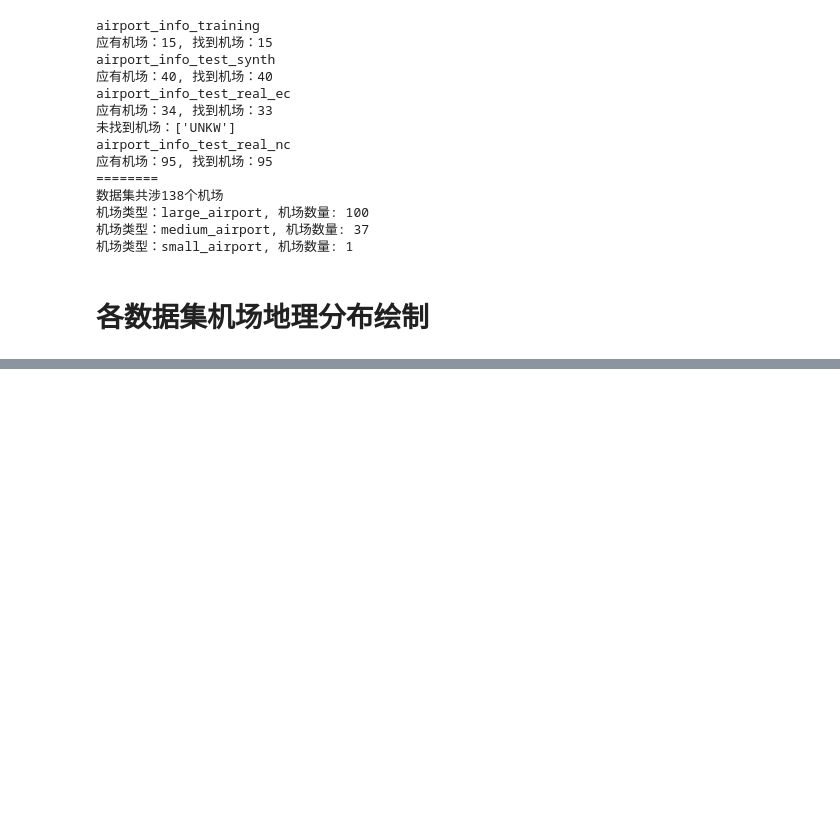
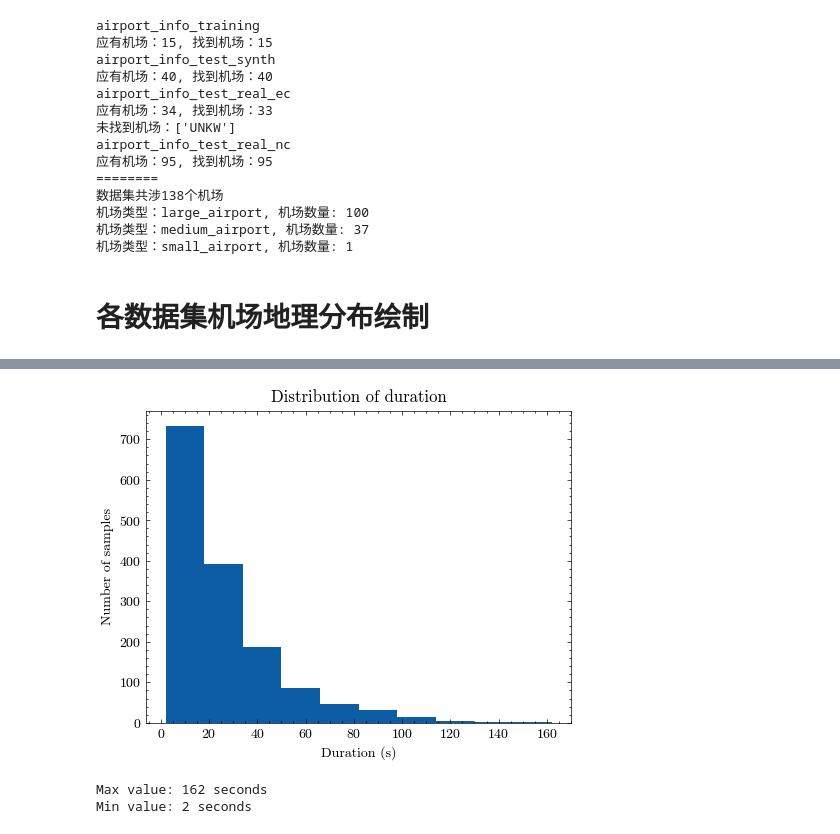
Before and after one commit to flywithliye/lard-detection, a Jupyter notebook: src/eda/1.data_airport_analysis.ipynb, the cells around one changed output, grey strips where cells are left out. Drawn from its saved outputs; the diff is of its cells as text; code cells hidden in the pictures; blank space fills up the shorter version.

```diff
--- a/src/eda/1.data_airport_analysis.ipynb
+++ b/src/eda/1.data_airport_analysis.ipynb
@@ -502,0 +530,28 @@ Error:
+# %%
+import pandas as pd
+import matplotlib.pyplot as plt
+
+path_real_nominal = f'{ROOT_DATA}/LARD_dataset_decompressed/LARD_test/LARD_test_real/LARD_test_real_nominal/LARD_test_real_nominal.csv'
+
+df = pd.read_csv(path_real_nominal, sep=';')
+
+plt.figure(figsize=(5, 4), dpi=100)
+df.time_to_landing.plot(kind='hist')
+plt.title('Distribution of duration')
+plt.xlabel('Duration (s)')
+plt.ylabel('Number of samples')
+plt.tight_layout()
+plt.savefig(
+    f'{ROOT_PROJECT}/results/figs/eda/distribution_of_real_nominal_time_to_landing.jpg',
+    dpi=600, bbox_inches='tight')  # pad_inches=0.0
+plt.show()
+
+max_value = df.time_to_landing.max()
+min_value = df.time_to_landing.min()
+
+print(f'Max value: {max_value} seconds')
+print(f'Min value: {min_value} seconds')
+# %% [output]
+[figure, added]
+Max value: 162 seconds
+Min value: 2 seconds
```
Also changed, not shown: parts of 5 cells of this notebook, 47 other files.
